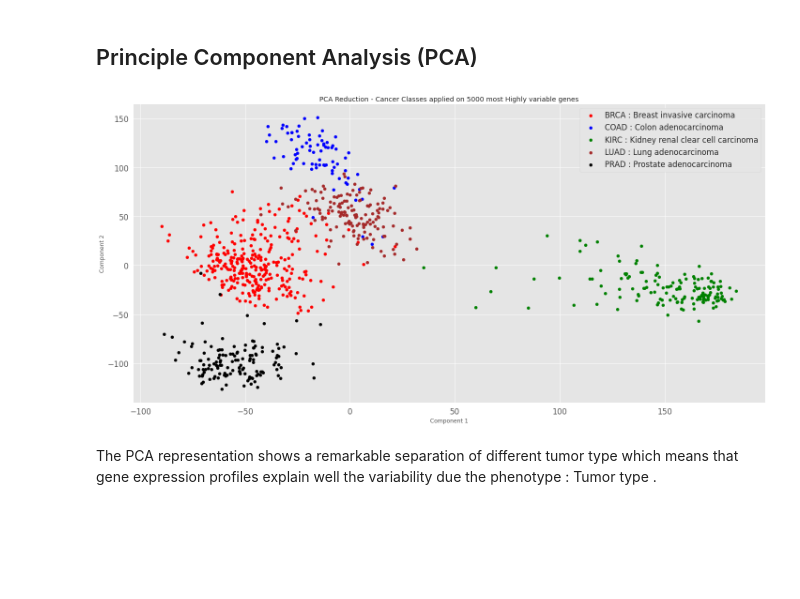
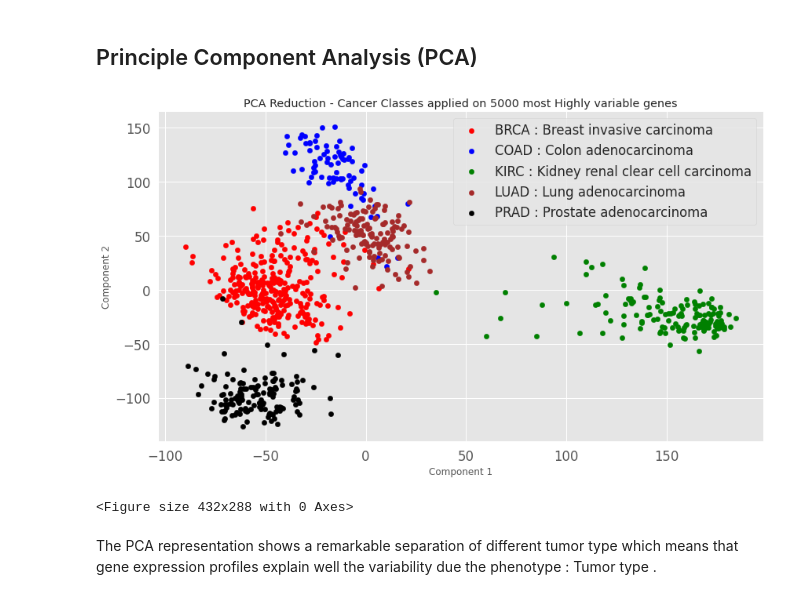
Before and after one commit to Alich13/ML_RNA-seq_analysis, a Jupyter notebook: notebooks/01-Dimension_Reduction_&features_extraction.ipynb, the cells around one changed output. Cells and saved outputs as stored; diff of their text form; code cells hidden in the pictures; blank space fills up the shorter version.

```diff
--- a/notebooks/01-Dimension_Reduction_&features_extraction.ipynb
+++ b/notebooks/01-Dimension_Reduction_&features_extraction.ipynb
@@ -50,19 +50,20 @@ labled_data_set
 # %%
 importlib.reload(visualize)
 
 pca_reducer = PCA(n_components=2)
 pca_reducer.fit(expression_level )
 pc = pca_reducer.transform(expression_level )
 
 visualize.visualize_dim_reduction(
     reduction=pc,
     title='PCA Reduction - Cancer Classes applied on 5000 most Highly variable genes',
     labels=true_labels["Class"].values,
     s=40,
-    figsize=(20, 10)
+    figsize=(12,7)
 )
 # %% [output]
-[figure, old version]
+[figure, new version]
+<Figure size 432x288 with 0 Axes>
 # %% [markdown]
 The PCA representation shows a remarkable separation of different tumor type which means that gene expression profiles explain well the variability due the phenotype : Tumor type .
 # %% [markdown]
```
Also changed, not shown: parts of 7 cells of this notebook, 18 other files.
